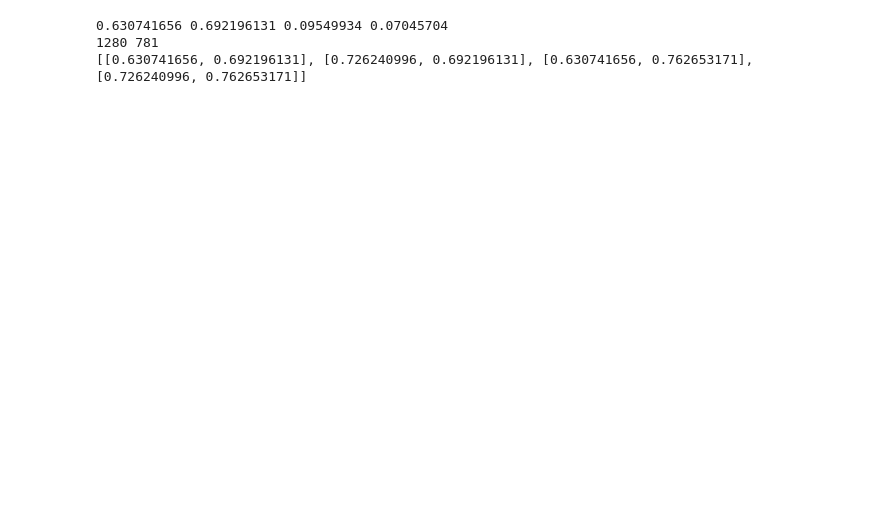
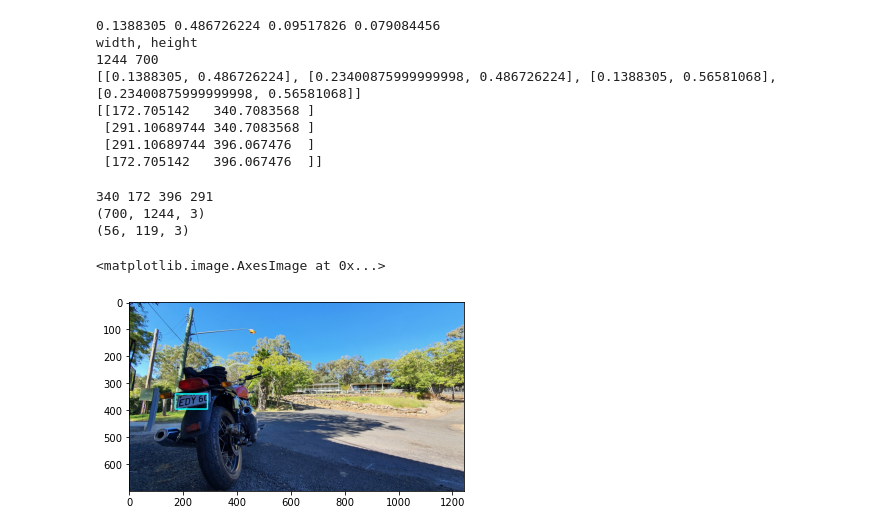
Before and after one commit to mutazag/cv, a Jupyter notebook: number-plate-recognition-v2.ipynb, the cells around one changed output. Drawn from its saved outputs; the diff is of its cells as text; code cells hidden in the pictures; blank space fills up the shorter version.

Commit message:
fully working anpr example -- still needs lots of edge case handling

```diff
--- a/number-plate-recognition-v2.ipynb
+++ b/number-plate-recognition-v2.ipynb
@@ -11,7 +11,8 @@ import json
 import base64
 # %%
 dataheaders = {'Content-Type': 'application/octet-stream', 'Prediction-Key': custom_vision_key}
-data = open('anpr_samples/hsv39.jpg', 'rb').read()
-
+# data = open('anpr_samples/hsv39.jpg', 'rb').read()
+# data = open('anpr_samples/mcl650.jpg', 'rb').read()
+data = open('anpr_samples/bike.jpg', 'rb').read()
 custom_vision_resp = requests.post(url=custom_vision_imgurl, data=data, headers=dataheaders).json()
-print(custom_vision_resp)
+# print(custom_vision_resp)
@@ -41,3 +37,5 @@ tagid, boundingbox = item
+# %%
+boundingbox = list(hit['boundingBox'].values())[0]
 # %%
 l,t,w,h = (boundingbox['left'], boundingbox['top'], boundingbox['width'], boundingbox['height'])
 print(l,t,w,h)
@@ -45,10 +43,16 @@ print('width, height')
 print(img.shape[1],img.shape[0])
 print([[l,t],[l+w,t],[l,t+h],[l+w,t+h]])
 polylines1 = np.multiply([[l,t],[l+w,t],[l+w,t+h],[l,t+h]], [img.shape[1],img.shape[0]])
+print(polylines1)
 # %% [output]
-0.630741656 0.692196131 0.09549934 0.07045704
-1280 781
-[[0.630741656, 0.692196131], [0.726240996, 0.692196131], [0.630741656, 0.762653171], [0.726240996, 0.762653171]]
+0.1388305 0.486726224 0.09517826 0.079084456
+width, height
+1244 700
+[[0.1388305, 0.486726224], [0.23400875999999998, 0.486726224], [0.1388305, 0.56581068], [0.23400875999999998, 0.56581068]]
+[[172.705142   340.7083568 ]
+ [291.10689744 340.7083568 ]
+ [291.10689744 396.067476  ]
+ [172.705142   396.067476  ]]
 # %%
 polylines = [[800,550],[920,550], [920,600], [800,600]]
 img2 = cv2.polylines(img, np.int32([polylines1]), 1, (255,255,0), 4, lineType=cv2.LINE_AA )
@@ -57 +59,17 @@ img3 = [int(t),int(t+h), int(l),int(l+w)]
+# %%
+crop_x = polylines1[:,0].astype('uint16')
+crop_y = polylines1[:,1].astype('uint16')
+img_crop = img2[np.min(crop_y):np.max(crop_y), np.min(crop_x):np.max(crop_x)]
+print(np.min(crop_y),np.min(crop_x), np.max(crop_y),np.max(crop_x))
+print(img2.shape)
+print(img_crop.shape)
+# %% [output]
+340 172 396 291
+(700, 1244, 3)
+(56, 119, 3)
+# %%
+plt.imshow(cv2.cvtColor(img2, cv2.COLOR_BGR2RGB))
+# %% [output]
+<matplotlib.image.AxesImage at 0x...>
+[figure, added]
 # %%
```
Also changed, not shown: parts of 17 cells of this notebook, 2 other files.
